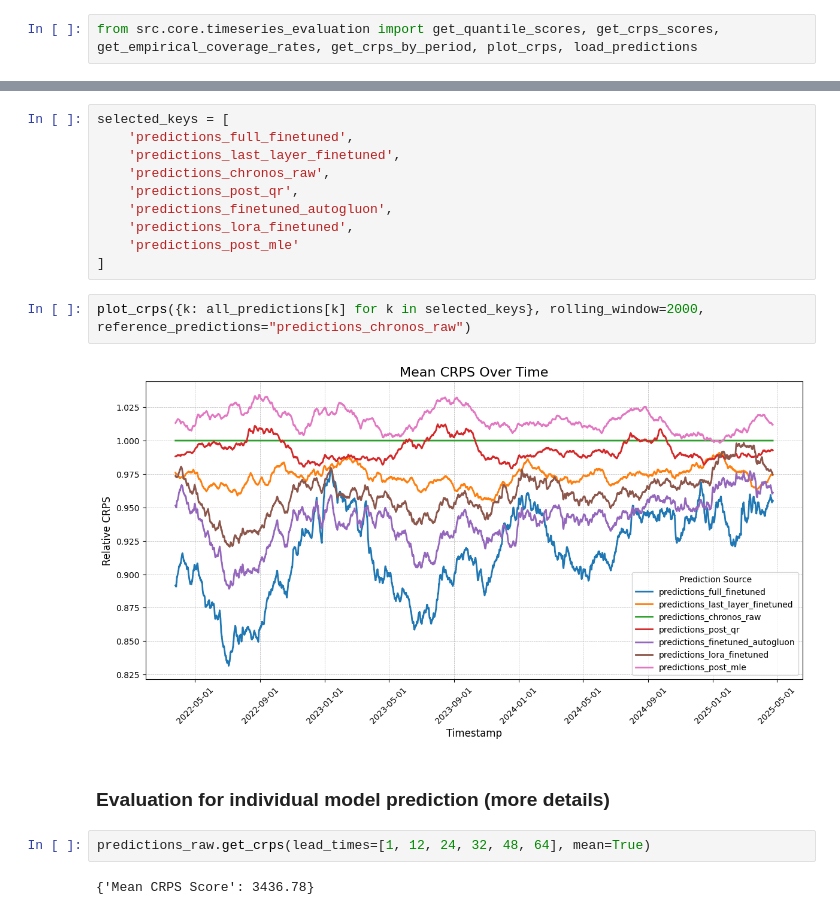
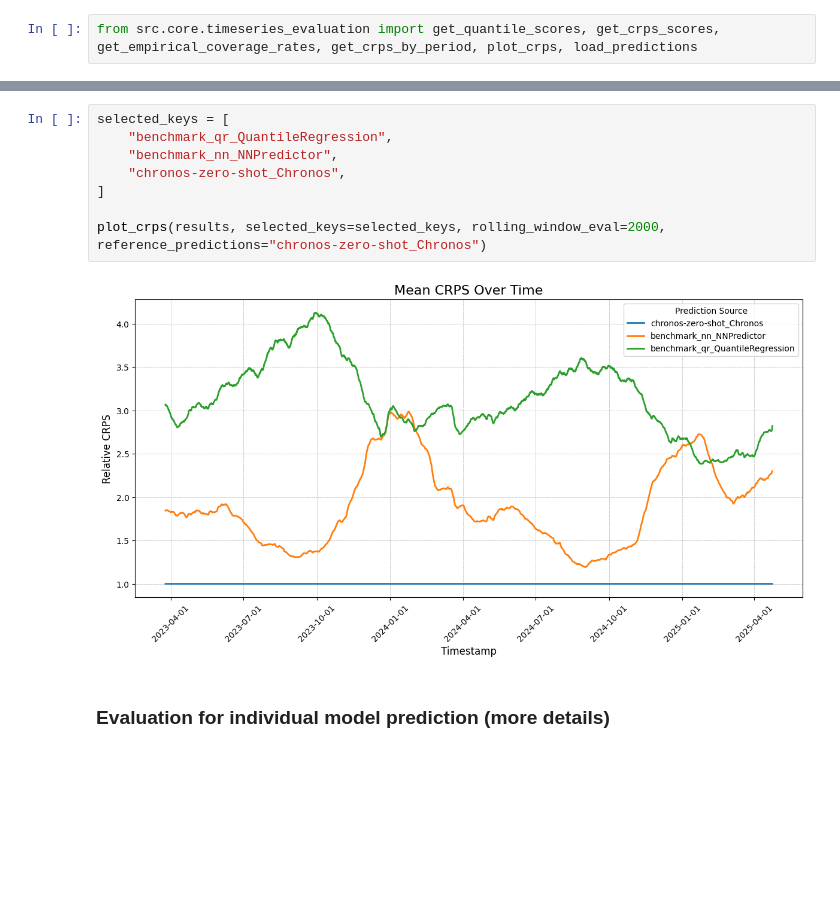
Before and after one commit to LouisSko/master-thesis, a Jupyter notebook: notebook.ipynb, the cells around one changed output, grey strips where cells are left out. Drawn from its saved outputs; the diff is of its cells as text; blank space fills up the shorter version.

```diff
--- a/notebook.ipynb
+++ b/notebook.ipynb
@@ -495,20 +486,12 @@ get_crps_by_period(all_predictions,
-# %%
-selected_keys = [
-    'predictions_full_finetuned',
-    'predictions_last_layer_finetuned',
-    'predictions_chronos_raw',
-    'predictions_post_qr',
-    'predictions_finetuned_autogluon',
-    'predictions_lora_finetuned',
-    'predictions_post_mle'
-]
-# %%
-plot_crps({k: all_predictions[k] for k in selected_keys}, rolling_window=2000, reference_predictions="predictions_chronos_raw")
-# %% [output]
-[figure, removed]
+# %%
+selected_keys = [
+    "benchmark_qr_QuantileRegression",
+    "benchmark_nn_NNPredictor",
+    "chronos-zero-shot_Chronos",
+]
+
+plot_crps(results, selected_keys=selected_keys, rolling_window_eval=2000, reference_predictions="chronos-zero-shot_Chronos")
+# %% [output]
+[figure, added]
 # %% [markdown]
 ### Evaluation for individual model prediction (more details)
-# %%
-predictions_raw.get_crps(lead_times=[1, 12, 24, 32, 48, 64], mean=True)
-# %% [output]
-{'Mean CRPS Score': 3436.78}
```
Also changed, not shown: parts of 92 cells of this notebook.
